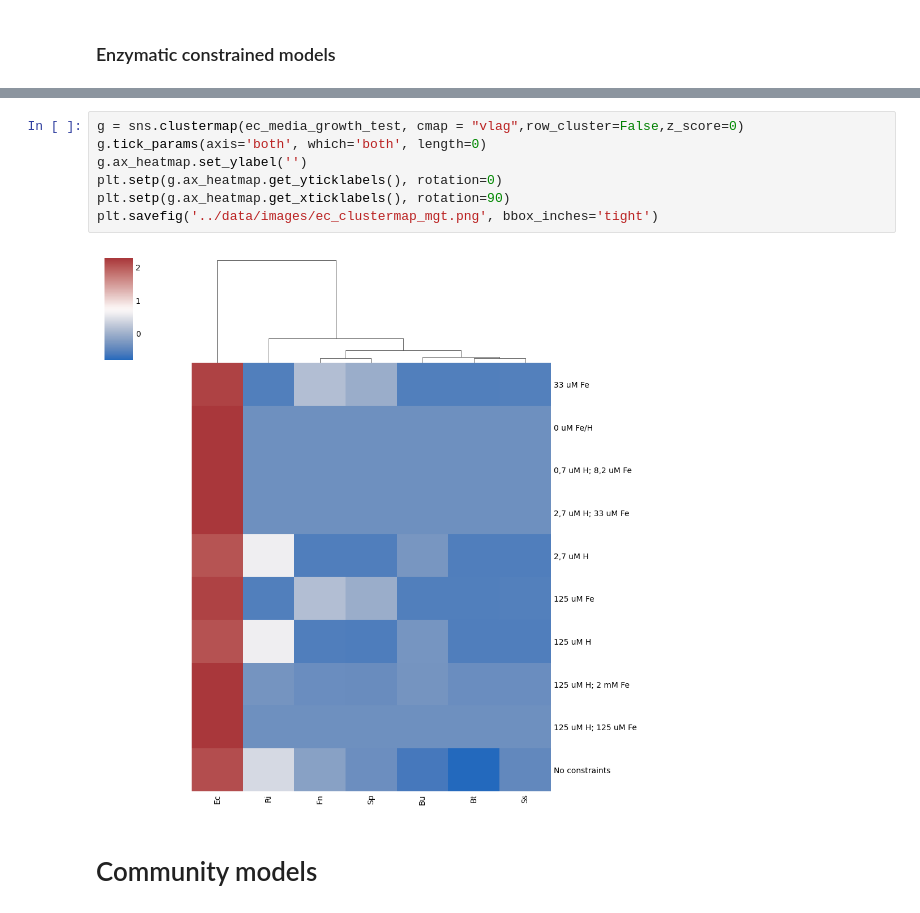
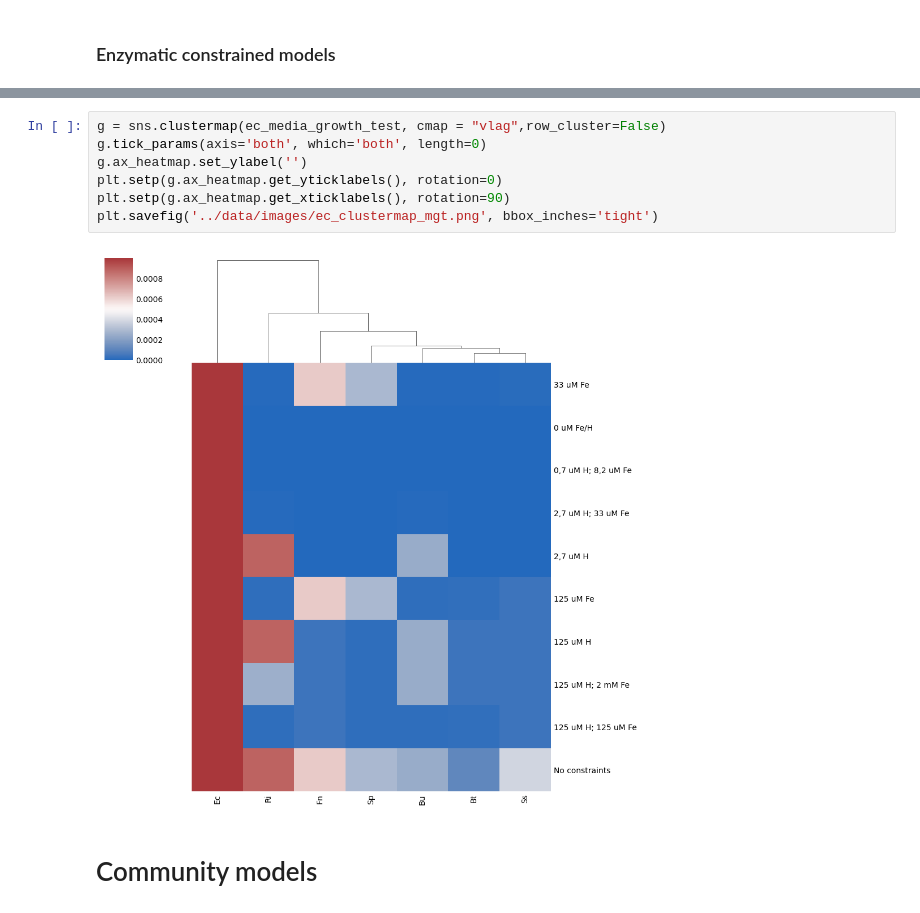
Before and after one commit to areias03/tmCOM, a Jupyter notebook: notebooks/04-Sample_Analysis.ipynb, the cells around one changed output, grey strips where cells are left out. Saved outputs shown, nothing was run; the diff lists cells and outputs as text.

```diff
--- a/notebooks/04-Sample_Analysis.ipynb
+++ b/notebooks/04-Sample_Analysis.ipynb
@@ -32,12 +59,12 @@ ec_media_growth_test
 # %%
-g = sns.clustermap(ec_media_growth_test, cmap = "vlag",row_cluster=False,z_score=0)
+g = sns.clustermap(ec_media_growth_test, cmap = "vlag",row_cluster=False)
 g.tick_params(axis='both', which='both', length=0)
 g.ax_heatmap.set_ylabel('')
 plt.setp(g.ax_heatmap.get_yticklabels(), rotation=0)
 plt.setp(g.ax_heatmap.get_xticklabels(), rotation=90)
 plt.savefig('../data/images/ec_clustermap_mgt.png', bbox_inches='tight')
 # %% [output]
-[figure, old version]
+[figure, new version]
 # %% [markdown]
 # Community models
 # %% [markdown]
```
Also changed, not shown: parts of 13 cells of this notebook, 26 other files.
